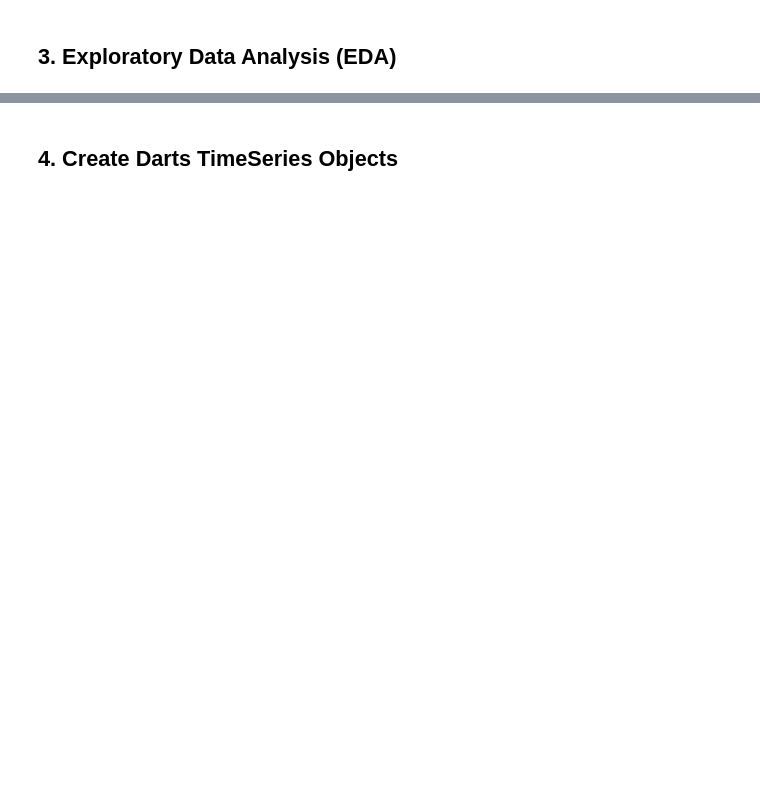
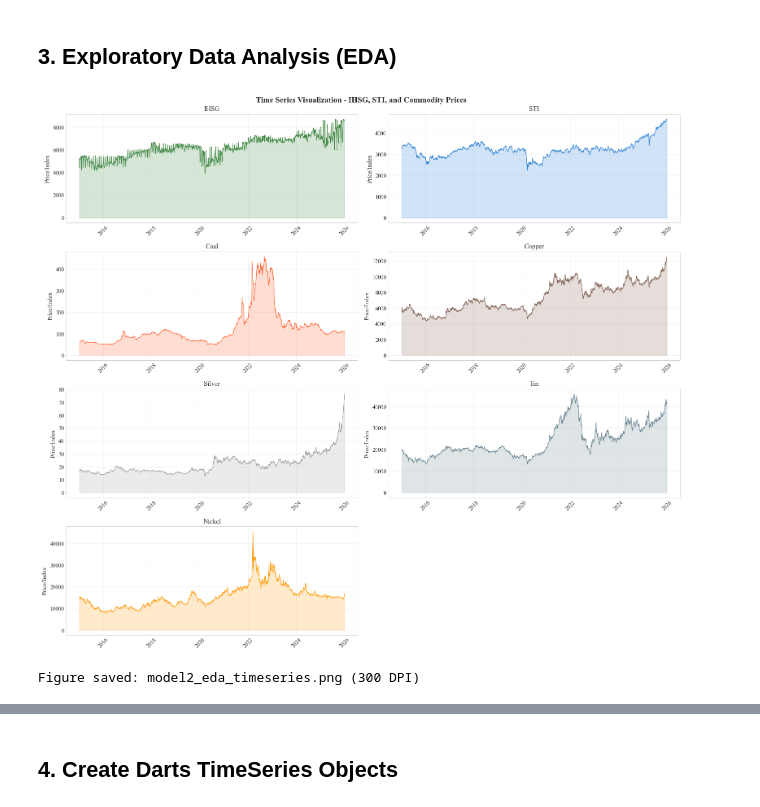
Before and after one commit to ravsssh/tesis-hakam, a Jupyter notebook: model-2.ipynb, the cells around one changed output, grey strips where cells are left out. Drawn from its saved outputs; the diff is of its cells as text; code cells hidden in the pictures; blank space fills up the shorter version.

```diff
--- a/model-2.ipynb
+++ b/model-2.ipynb
@@ -42,39 +84,39 @@ print("LOADING DATASETS")
 print("="*60)
 
 # IHSG (target) - Indonesian format dd/mm/yyyy
-ihsg = pd.read_csv('ihsg_daily.csv')
+ihsg = pd.read_csv('dataset/ihsg_daily.csv')
 ihsg['Date'] = pd.to_datetime(ihsg['Date'], format='%d/%m/%Y')
 ihsg.columns = ['Date', 'IHSG']
 print(f"IHSG: {len(ihsg)} rows, {ihsg['Date'].min()} to {ihsg['Date'].max()}")
 
 # STI - Indonesian format dd/mm/yyyy
-sti = pd.read_csv('STI.csv')
+sti = pd.read_csv('dataset/STI.csv')
 sti['Date'] = pd.to_datetime(sti['Date'], format='%d/%m/%Y')
 sti.columns = ['Date', 'STI']
 print(f"STI: {len(sti)} rows, {sti['Date'].min()} to {sti['Date'].max()}")
 
 # Commodities - US format mm/dd/yyyy
-coal = pd.read_csv('Coal.csv')
+coal = pd.read_csv('dataset/Coal.csv')
 coal['Date'] = pd.to_datetime(coal['Date'], format='%m/%d/%Y')
 coal.columns = ['Date', 'Coal']
 print(f"Coal: {len(coal)} rows, {coal['Date'].min()} to {coal['Date'].max()}")
 
-copper = pd.read_csv('Copper.csv')
+copper = pd.read_csv('dataset/Copper.csv')
 copper['Date'] = pd.to_datetime(copper['Date'], format='%m/%d/%Y')
 copper.columns = ['Date', 'Copper']
 print(f"Copper: {len(copper)} rows, {copper['Date'].min()} to {copper['Date'].max()}")
 
-silver = pd.read_csv('Silver.csv')
+silver = pd.read_csv('dataset/Silver.csv')
 silver['Date'] = pd.to_datetime(silver['Date'], format='%m/%d/%Y')
 silver.columns = ['Date', 'Silver']
 print(f"Silver: {len(silver)} rows, {silver['Date'].min()} to {silver['Date'].max()}")
 
-tin = pd.read_csv('Tin.csv')
+tin = pd.read_csv('dataset/Tin.csv')
 tin['Date'] = pd.to_datetime(tin['Date'], format='%m/%d/%Y')
 tin.columns = ['Date', 'Tin']
 print(f"Tin: {len(tin)} rows, {tin['Date'].min()} to {tin['Date'].max()}")
 
-nickel = pd.read_csv('Nickel.csv')
+nickel = pd.read_csv('dataset/Nickel.csv')
 nickel['Date'] = pd.to_datetime(nickel['Date'], format='%m/%d/%Y')
 nickel.columns = ['Date', 'Nickel']
 print(f"Nickel: {len(nickel)} rows, {nickel['Date'].min()} to {nickel['Date'].max()}")
@@ -124,29 +237,41 @@ df.describe().round(2)
 # %% [markdown]
 ## 3. Exploratory Data Analysis (EDA)
 # %%
-# Visualization: Time series plots
+# Visualization: Time series plots with thesis colors
 fig, axes = plt.subplots(4, 2, figsize=(16, 14))
 fig.suptitle('Time Series Visualization - IHSG, STI, and Commodity Prices', fontsize=14, fontweight='bold')
 
-# Define colors
-colors = ['#1f77b4', '#ff7f0e', '#2ca02c', '#d62728', '#9467bd', '#8c564b', '#e377c2']
-columns = ['IHSG', 'STI', 'Coal', 'Copper', 'Silver', 'Tin', 'Nickel']
+# Define colors from thesis palette
+plot_config = [
+    ('IHSG', COLORS['IHSG']),
+    ('STI', COLORS['STI']),
+    ('Coal', COLORS['Coal']),
+    ('Copper', COLORS['Copper']),
+    ('Silver', COLORS['Silver']),
+    ('Tin', COLORS['Tin']),
+    ('Nickel', COLORS['Nickel'])
+]
 
-for idx, (col, color) in enumerate(zip(columns, colors)):
+for idx, (col, color) in enumerate(plot_config):
     ax = axes[idx // 2, idx % 2]
     ax.plot(df['Date'], df[col], color=color, linewidth=0.8, alpha=0.9)
     ax.set_title(f'{col}', fontsize=12)
     ax.set_ylabel('Price/Index')
     ax.fill_between(df['Date'], df[col], alpha=0.2, color=color)
     ax.tick_params(axis='x', rotation=45)
     ax.grid(True, alpha=0.3)
 
 # Hide the last empty subplot
 axes[3, 1].axis('off')
 
 plt.tight_layout()
-plt.savefig('model2_eda_timeseries.png', dpi=150, bbox_inches='tight')
+plt.savefig('model2_eda_timeseries.png', dpi=300, bbox_inches='tight')
 plt.show()
+
+print("Figure saved: model2_eda_timeseries.png (300 DPI)")
+# %% [output]
+[figure, added]
+Figure saved: model2_eda_timeseries.png (300 DPI)
 # %%
 # Correlation Analysis
 fig, ax = plt.subplots(figsize=(10, 8))
```
Also changed, not shown: parts of 36 cells of this notebook, 18 other files.
